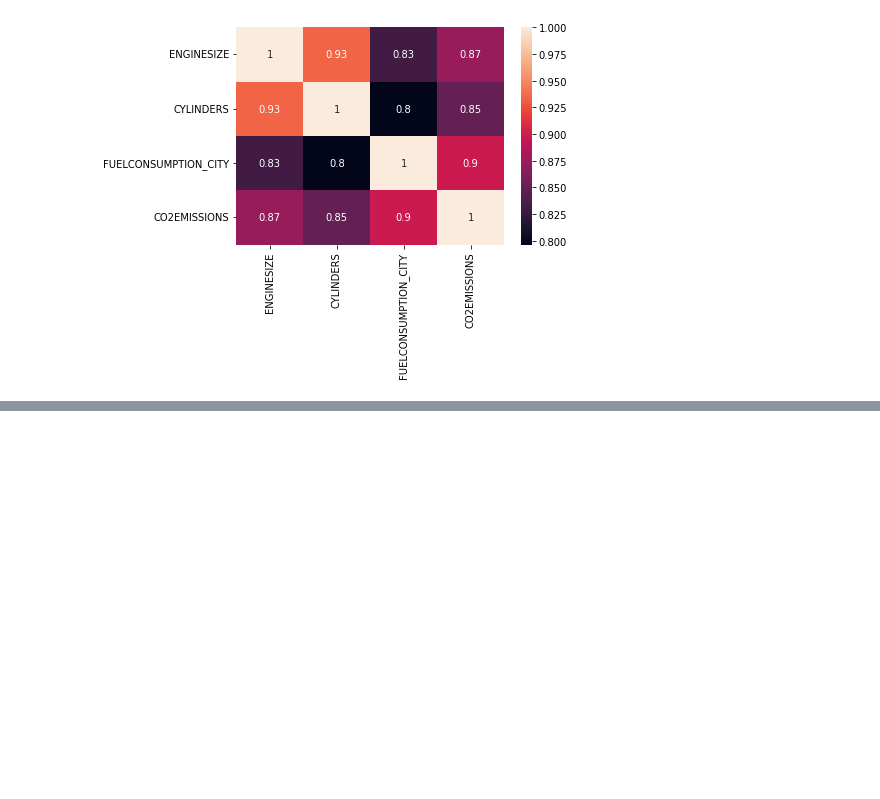
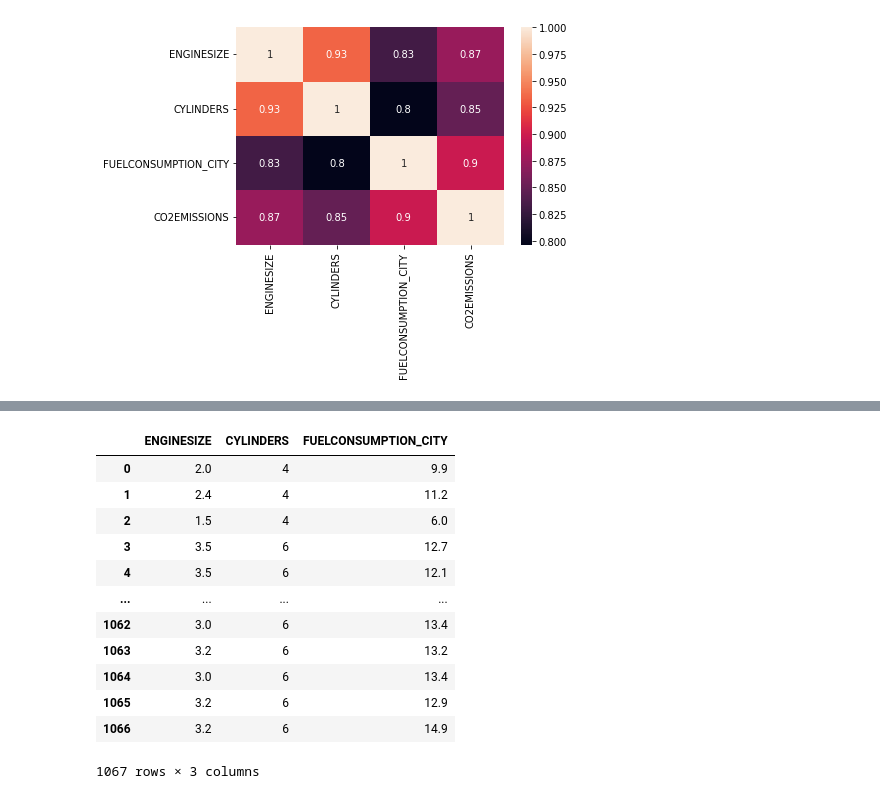
Before and after one commit to MoksedurRahman/Linear_Regression, a Jupyter notebook: Linear_Regression.ipynb, the cells around one changed output, grey strips where cells are left out. Saved outputs shown, nothing was run; the diff lists cells and outputs as text; code cells hidden in the pictures; blank space fills up the shorter version.

Commit message:
Spliting Data

```diff
--- a/Linear_Regression.ipynb
+++ b/Linear_Regression.ipynb
@@ -163,0 +173,17 @@ sns.heatmap(data.corr(),annot=True)
+# %%
+Feature = data.drop(columns=['CO2EMISSIONS'])
+Feature
+# %% [output]
+|  | ENGINESIZE | CYLINDERS | FUELCONSUMPTION_CITY |
+| 0 | 2.0 | 4 | 9.9 |
+| 1 | 2.4 | 4 | 11.2 |
+| 2 | 1.5 | 4 | 6.0 |
+| 3 | 3.5 | 6 | 12.7 |
+| 4 | 3.5 | 6 | 12.1 |
+| ... | ... | ... | ... |
+| 1062 | 3.0 | 6 | 13.4 |
+| 1063 | 3.2 | 6 | 13.2 |
+| 1064 | 3.0 | 6 | 13.4 |
+| 1065 | 3.2 | 6 | 12.9 |
+| 1066 | 3.2 | 6 | 14.9 |
+1067 rows × 3 columns
```
Also changed, not shown: parts of 5 cells of this notebook.
